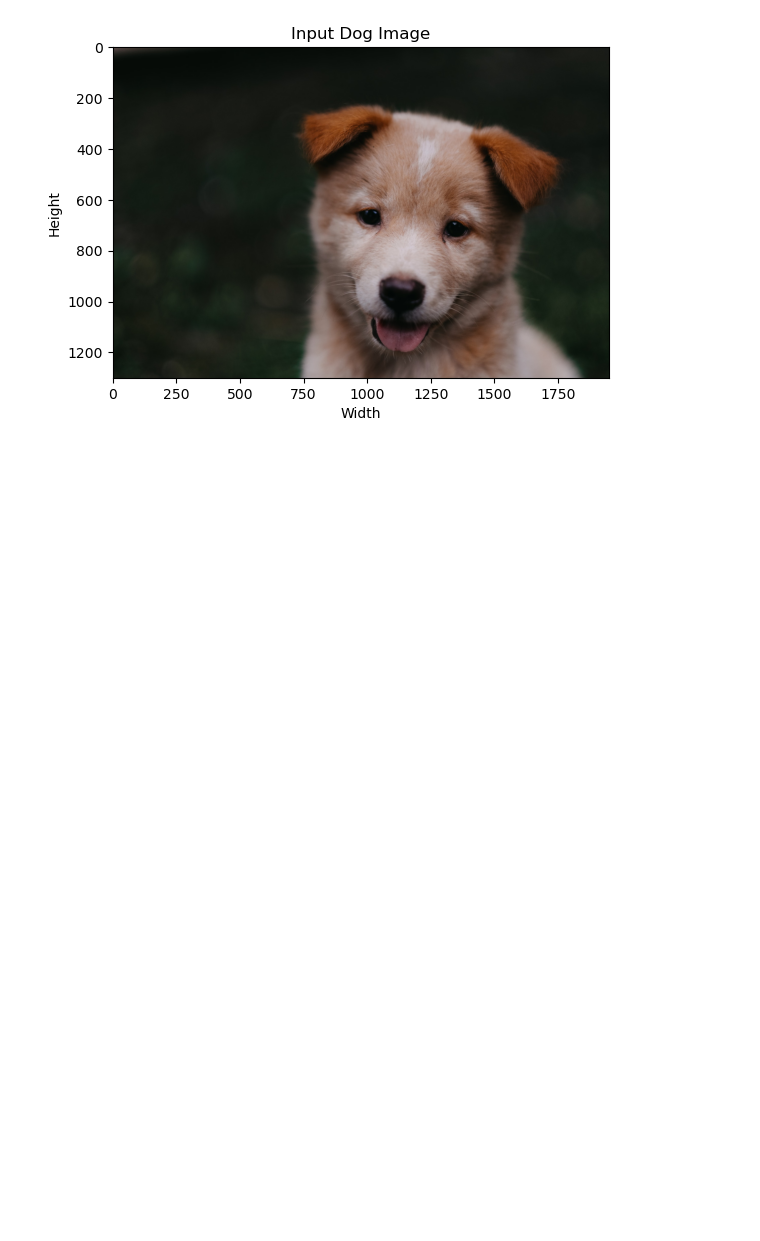
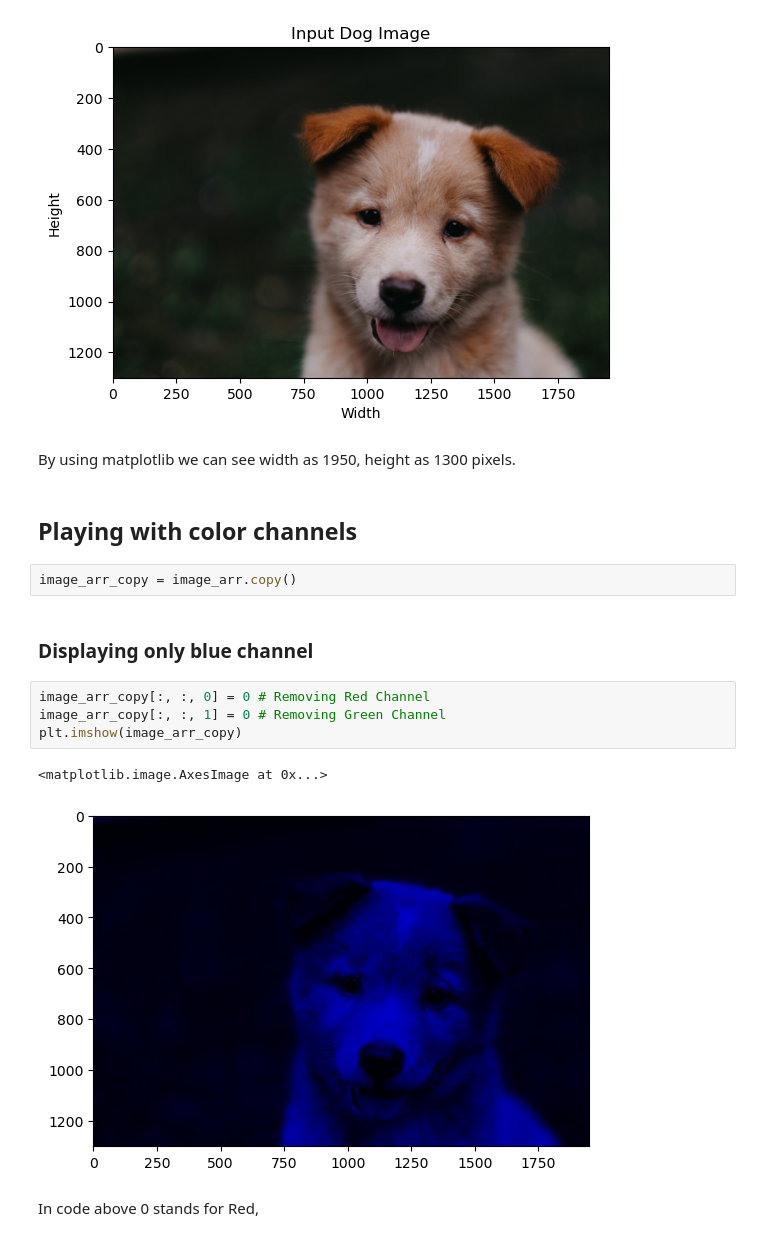
Before and after one commit to hrithik-data-bot/image-processing-notebooks, a Jupyter notebook: notebooks/001-images-using-numpy.ipynb, the cells around one changed output. Drawn from its saved outputs; the diff is of its cells as text; blank space fills up the shorter version.

Commit message:
displaying blue channel

```diff
--- a/notebooks/001-images-using-numpy.ipynb
+++ b/notebooks/001-images-using-numpy.ipynb
@@ -57,3 +57,20 @@ plt.imshow(image_arr)
 # %% [output]
 <matplotlib.image.AxesImage at 0x...>
 [figure]
+# %% [markdown]
+By using matplotlib we can see width as 1950, height as 1300 pixels.
+# %% [markdown]
+## Playing with color channels
+# %%
+image_arr_copy = image_arr.copy()
+# %% [markdown]
+### Displaying only blue channel
+# %%
+image_arr_copy[:, :, 0] = 0 # Removing Red Channel
+image_arr_copy[:, :, 1] = 0 # Removing Green Channel
+plt.imshow(image_arr_copy)
+# %% [output]
+<matplotlib.image.AxesImage at 0x...>
+[figure, added]
+# %% [markdown]
+In code above 0 stands for Red,
```
